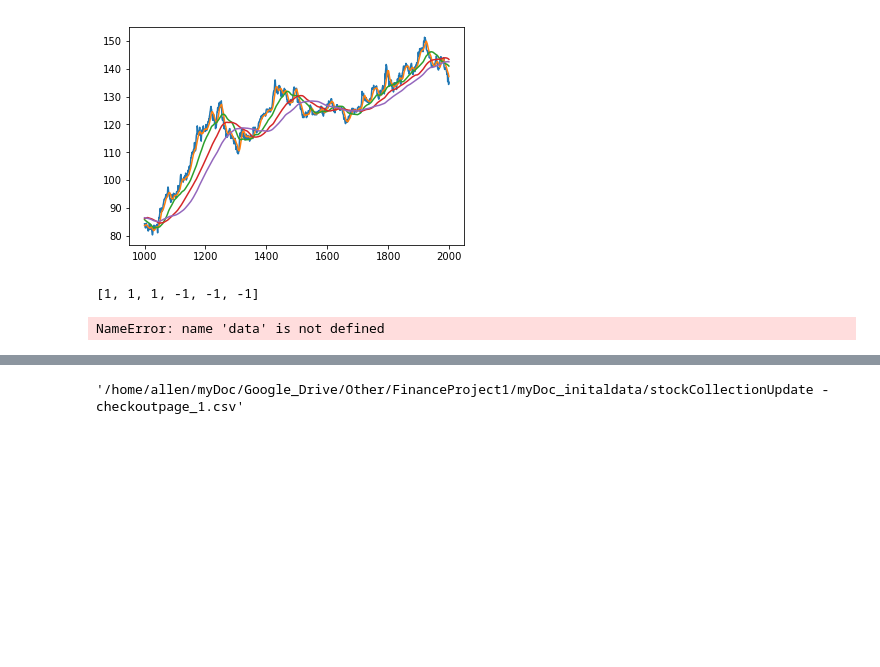
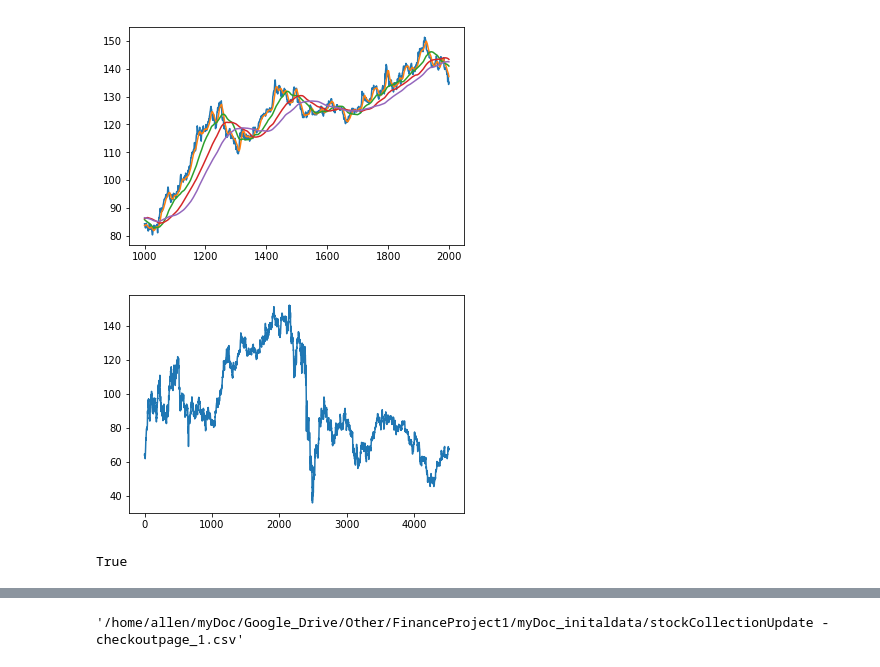
Before and after one commit to homefai/TimeSeries, a Jupyter notebook: wavelet_feature_extraction.ipynb, the cells around one changed output, grey strips where cells are left out. Saved outputs shown, nothing was run; the diff lists cells and outputs as text; code cells hidden in the pictures; blank space fills up the shorter version.

```diff
--- a/wavelet_feature_extraction.ipynb
+++ b/wavelet_feature_extraction.ipynb
@@ -27,4 +27,9 @@ plt.plot(data_file.data['Open_mean_150'][plot_range])
 plt.show()
 # %% [output]
 [figure]
+# %%
+data_file.plotSingleSeries("Open")
+# %% [output]
+[figure, added]
+True
 # %%
@@ -32,8 +36,0 @@ waveletfilter = WaveletFilter()
-# %%
-waveletfilter.filter(3)
-# %% [output]
-[1, 1, 1, -1, -1, -1]
-# %%
-data.file.data
-# %% [output]
-NameError: name 'data' is not defined
```
Also changed, not shown: parts of 6 cells of this notebook, 2 other files.
